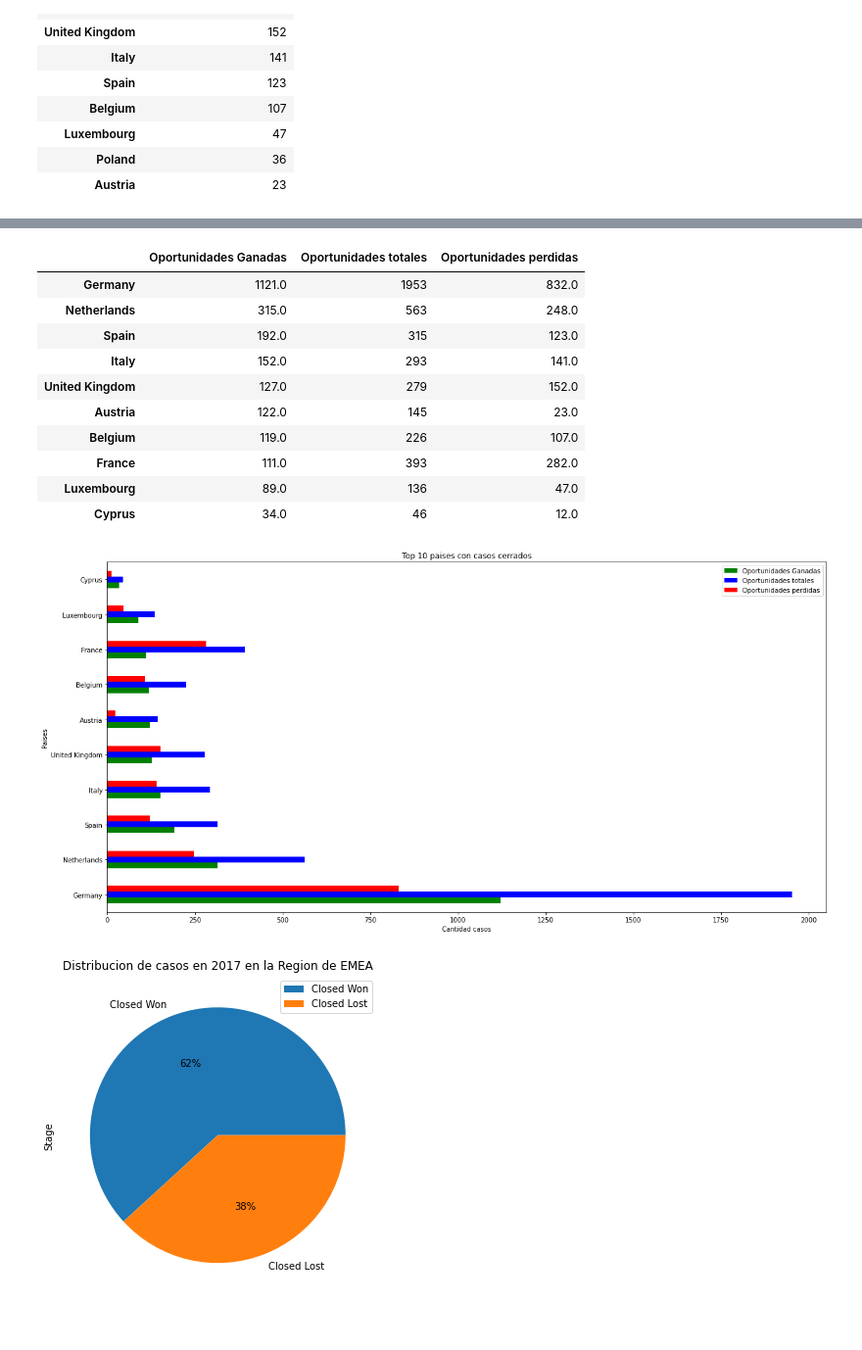
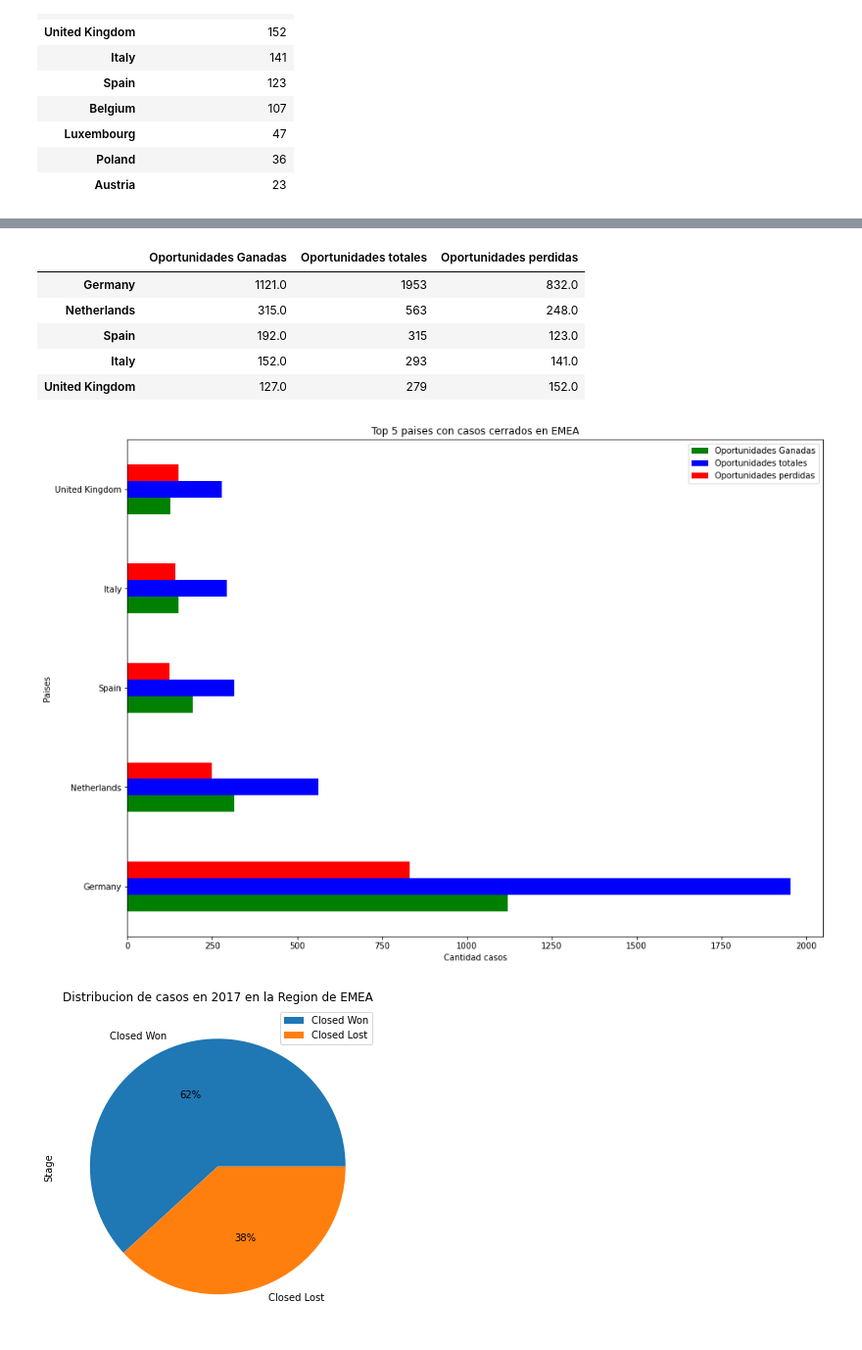
Before and after one commit to Ramaxx95/TP1-Orga-de-Datos, a Jupyter notebook: Visualizaciones/Region_EMEA.ipynb, the cells around one changed output, grey strips where cells are left out. Shown at 98% size. Drawn from its saved outputs; the diff is of its cells as text; code cells hidden in the pictures.

```diff
--- a/Visualizaciones/Region_EMEA.ipynb
+++ b/Visualizaciones/Region_EMEA.ipynb
@@ -197,7 +197,7 @@ plt.show()
 # %%
 lista_paises = [paises_ganados, paises_totales, paises_perdidos]
-top10_paises = pd.concat(lista_paises, join = 'outer', axis = 1).fillna(0).nlargest(10, 'Oportunidades Ganadas')
-top10_paises
+top5_paises = pd.concat(lista_paises, join = 'outer', axis = 1).fillna(0).nlargest(5, 'Oportunidades Ganadas')
+top5_paises
 # %% [output]
 |  | Oportunidades Ganadas | Oportunidades totales | Oportunidades perdidas |
 | Germany | 1121.0 | 1953 | 832.0 |
@@ -205,19 +205,14 @@ top10_paises
 | Spain | 192.0 | 315 | 123.0 |
 | Italy | 152.0 | 293 | 141.0 |
 | United Kingdom | 127.0 | 279 | 152.0 |
-| Austria | 122.0 | 145 | 23.0 |
-| Belgium | 119.0 | 226 | 107.0 |
-| France | 111.0 | 393 | 282.0 |
-| Luxembourg | 89.0 | 136 | 47.0 |
-| Cyprus | 34.0 | 46 | 12.0 |
 # %%
-top10_paises.plot.barh( title = 'Top 10 paises con casos cerrados en EMEA', rot = 0 ,figsize = ((20,10)), color = ['green', 'blue', 'red'])
+top5_paises.plot.barh( title = 'Top 5 paises con casos cerrados en EMEA', rot = 0 ,figsize = ((15,11)), color = ['green', 'blue', 'red'])
 ax=plt.gca()
 ax.set_ylabel('Paises');
 ax.set_xlabel('Cantidad casos')
 plt.show()
 # %% [output]
-[figure, old version]
+[figure, new version]
 # %%
 anio_2017 = oportunidades_cerradas[ oportunidades_cerradas.Opportunity_Created_Date.dt.year == 2017]
 anio_2017.Stage.value_counts().to_frame().plot.pie(title = 'Distribucion de casos en 2017 en la Region de EMEA', y = 'Stage', figsize = (11,6), autopct='%1.0f%%')
```
Also changed, not shown: parts of 7 cells of this notebook, 5 other files.
